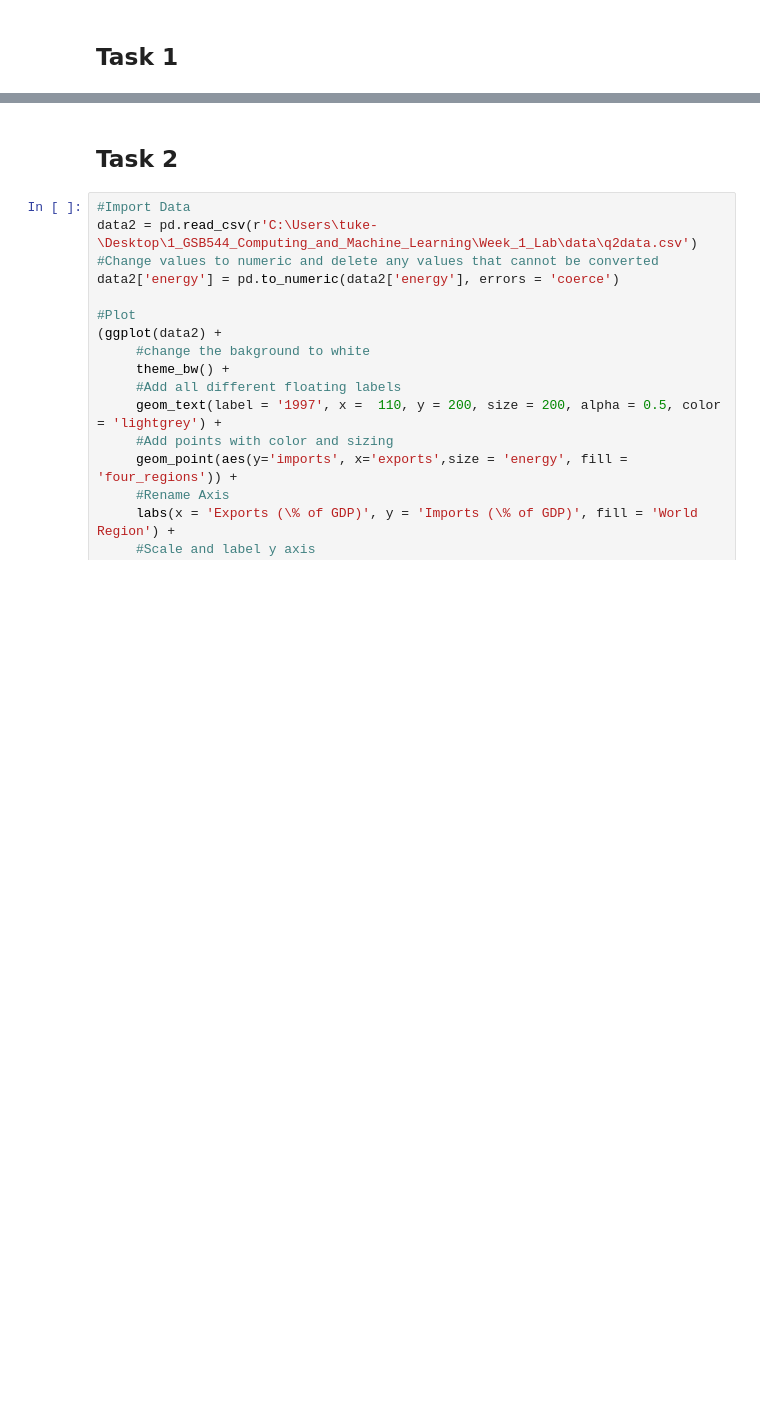
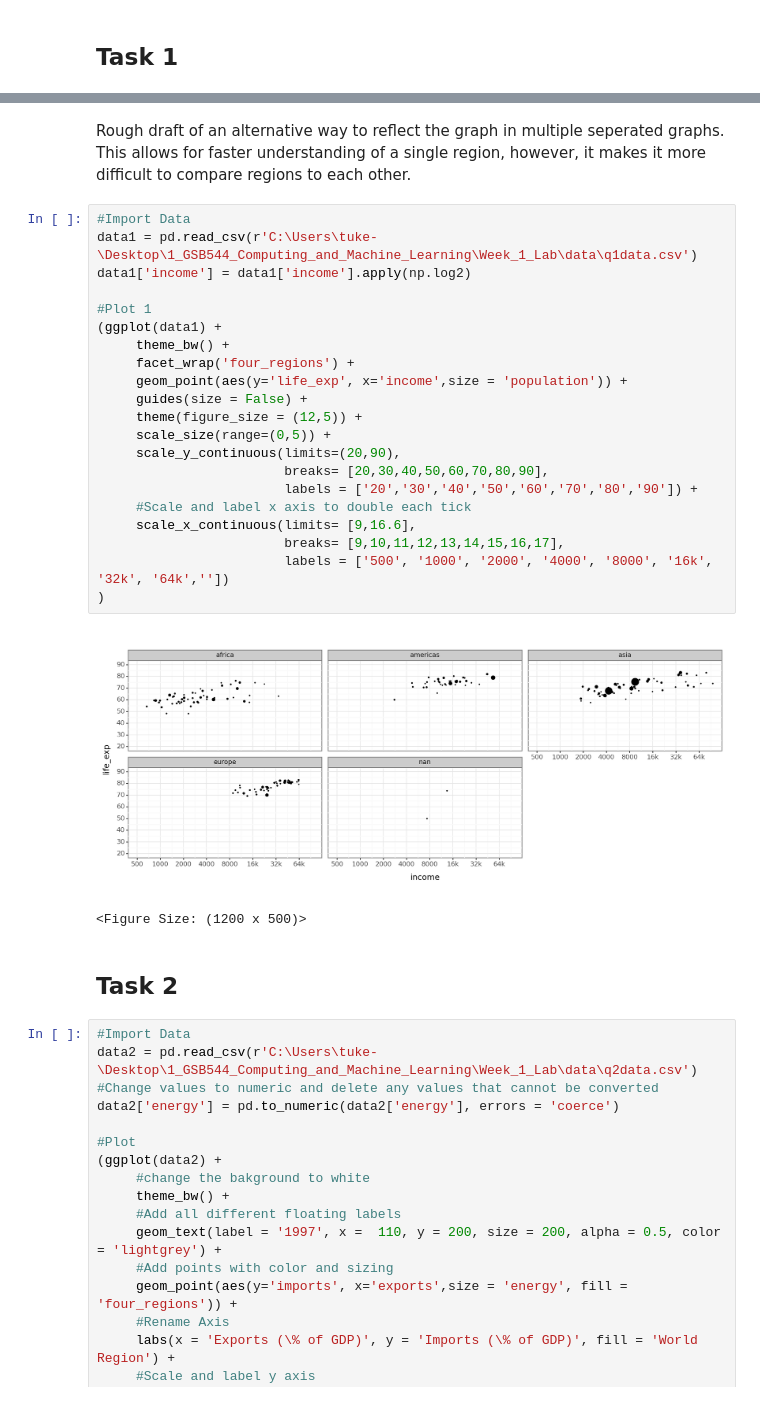
Before and after one commit to jaaktuu/Week_1_Lab, a Jupyter notebook: GSB544_Week_1_Lab.ipynb, the cells around one changed output, grey strips where cells are left out. Cells and saved outputs as stored; diff of their text form; blank space fills up the shorter version.

Commit message:
Alternative Figures

```diff
--- a/GSB544_Week_1_Lab.ipynb
+++ b/GSB544_Week_1_Lab.ipynb
@@ -87,6 +92,32 @@ data1['income'] = data1['income'].apply(np.log2)
 # %% [output]
 [figure]
 <Figure Size: (1200 x 500)>
+# %% [markdown]
+Rough draft of an alternative way to reflect the graph in multiple seperated graphs. This allows for faster understanding of a single region, however, it makes it more difficult to compare regions to each other.
+# %%
+#Import Data
+data1 = pd.read_csv(r'C:\Users\tuke-\Desktop\1_GSB544_Computing_and_Machine_Learning\Week_1_Lab\data\q1data.csv')
+data1['income'] = data1['income'].apply(np.log2)
+
+#Plot 1
+(ggplot(data1) +
+     theme_bw() +
+     facet_wrap('four_regions') +
+     geom_point(aes(y='life_exp', x='income',size = 'population')) +
+     guides(size = False) +
+     theme(figure_size = (12,5)) +
+     scale_size(range=(0,5)) +
+     scale_y_continuous(limits=(20,90),
+                        breaks= [20,30,40,50,60,70,80,90],
+                        labels = ['20','30','40','50','60','70','80','90']) +
+     #Scale and label x axis to double each tick
+     scale_x_continuous(limits= [9,16.6],
+                        breaks= [9,10,11,12,13,14,15,16,17],
+                        labels = ['500', '1000', '2000', '4000', '8000', '16k', '32k', '64k',''])
+)
+# %% [output]
+[figure, added]
+<Figure Size: (1200 x 500)>
 # %% [markdown]
 ## Task 2
 # %%
```
Also changed, not shown: parts of 4 cells of this notebook.
